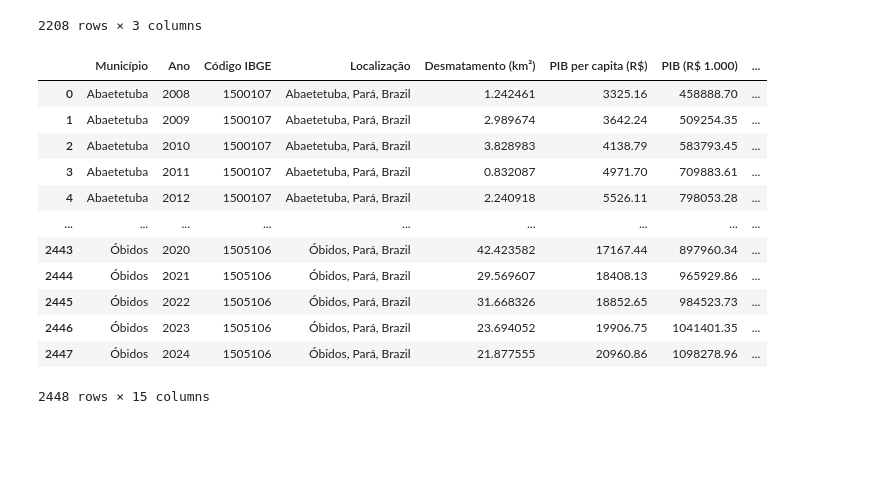
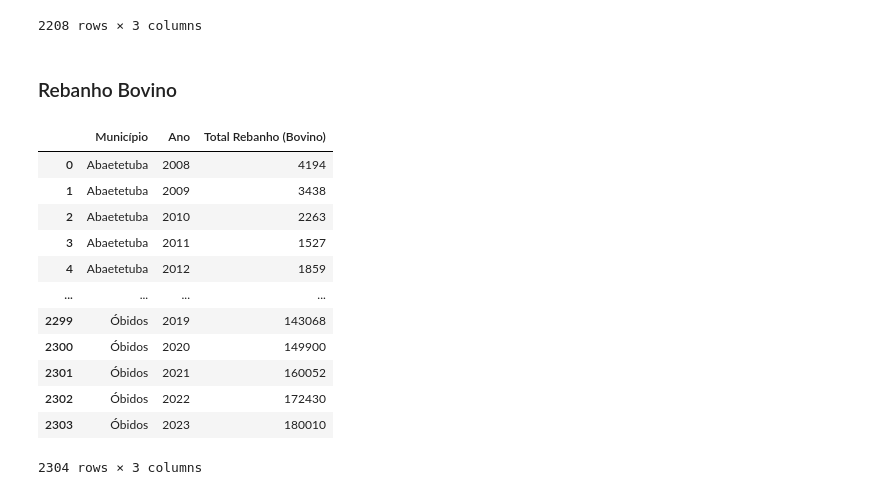
Before and after one commit to Boakpe/ZettaLab2025_Dasafio1_Dados, a Jupyter notebook: new.ipynb, the cells around one changed output. Saved outputs shown, nothing was run; the diff lists cells and outputs as text; code cells hidden in the pictures; blank space fills up the shorter version.

```diff
--- a/new.ipynb
+++ b/new.ipynb
@@ -275,19 +275,23 @@ desmatamento_pib_queimadas_bolsa['Área plantada milho (ha)'] = desmatamento_pib
 desmatamento_pib_queimadas_bolsa['Área plantada milho (ha)'] = desmatamento_pib_queimadas_bolsa['Área plantada milho (ha)'].round(0).astype(int)
 # Valores menores que 0 são ajustados para 0
 desmatamento_pib_queimadas_bolsa.loc[desmatamento_pib_queimadas_bolsa['Área plantada milho (ha)'] < 0, 'Área plantada milho (ha)'] = 0
-# %%
-desmatamento_pib_queimadas_bolsa
-# %% [output]
-|  | Município | Ano | Código IBGE | Localização | Desmatamento (km²) | PIB per capita (R$) | PIB (R$ 1.000) | ... |
-| 0 | Abaetetuba | 2008 | 1500107 | Abaetetuba, Pará, Brazil | 1.242461 | 3325.16 | 458888.70 | ... |
-| 1 | Abaetetuba | 2009 | 1500107 | Abaetetuba, Pará, Brazil | 2.989674 | 3642.24 | 509254.35 | ... |
-| 2 | Abaetetuba | 2010 | 1500107 | Abaetetuba, Pará, Brazil | 3.828983 | 4138.79 | 583793.45 | ... |
-| 3 | Abaetetuba | 2011 | 1500107 | Abaetetuba, Pará, Brazil | 0.832087 | 4971.70 | 709883.61 | ... |
-| 4 | Abaetetuba | 2012 | 1500107 | Abaetetuba, Pará, Brazil | 2.240918 | 5526.11 | 798053.28 | ... |
-| ... | ... | ... | ... | ... | ... | ... | ... | ... |
-| 2443 | Óbidos | 2020 | 1505106 | Óbidos, Pará, Brazil | 42.423582 | 17167.44 | 897960.34 | ... |
-| 2444 | Óbidos | 2021 | 1505106 | Óbidos, Pará, Brazil | 29.569607 | 18408.13 | 965929.86 | ... |
-| 2445 | Óbidos | 2022 | 1505106 | Óbidos, Pará, Brazil | 31.668326 | 18852.65 | 984523.73 | ... |
-| 2446 | Óbidos | 2023 | 1505106 | Óbidos, Pará, Brazil | 23.694052 | 19906.75 | 1041401.35 | ... |
-| 2447 | Óbidos | 2024 | 1505106 | Óbidos, Pará, Brazil | 21.877555 | 20960.86 | 1098278.96 | ... |
-2448 rows × 15 columns
+# %% [markdown]
+### Rebanho Bovino
+# %%
+bovino_pa = pd.read_csv('data/REBANHO/bovino_pa.csv', encoding='utf-8')
+# %%
+bovino_pa
+# %% [output]
+|  | Município | Ano | Total Rebanho (Bovino) |
+| 0 | Abaetetuba | 2008 | 4194 |
+| 1 | Abaetetuba | 2009 | 3438 |
+| 2 | Abaetetuba | 2010 | 2263 |
+| 3 | Abaetetuba | 2011 | 1527 |
+| 4 | Abaetetuba | 2012 | 1859 |
+| ... | ... | ... | ... |
+| 2299 | Óbidos | 2019 | 143068 |
+| 2300 | Óbidos | 2020 | 149900 |
+| 2301 | Óbidos | 2021 | 160052 |
+| 2302 | Óbidos | 2022 | 172430 |
+| 2303 | Óbidos | 2023 | 180010 |
+2304 rows × 3 columns
```
Also changed, not shown: parts of 2 cells of this notebook, 3 other files.
